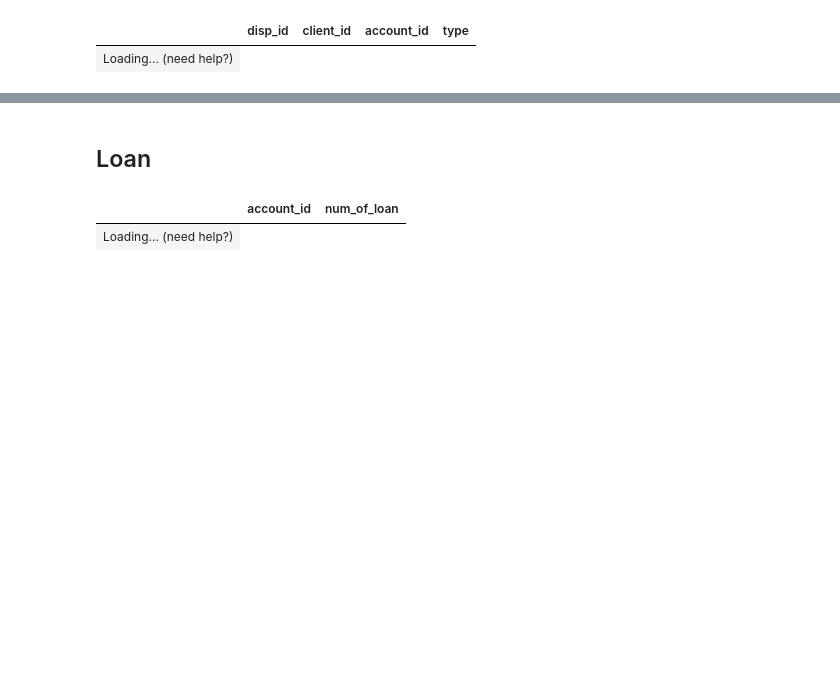
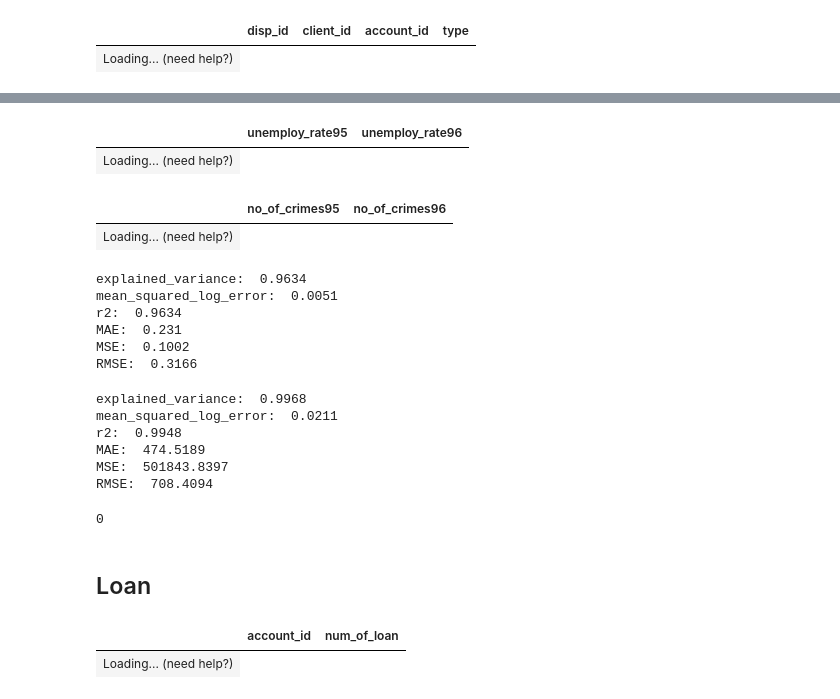
Before and after one commit to etiiiR/fhnw_aml, a Jupyter notebook: AML_MC.ipynb, the cells around one changed output, grey strips where cells are left out. Drawn from its saved outputs; the diff is of its cells as text; code cells hidden in the pictures; blank space fills up the shorter version.

Commit message:
Linreg für District NA Imputation

```diff
--- a/AML_MC.ipynb
+++ b/AML_MC.ipynb
@@ -419,6 +443,7 @@ district = district.rename(
 ]
 
 district["region"] = district["region"].astype("category")
+district["district_name"] = district["district_name"].astype("category")
 
 district.sample(n=5)
 # %% [output]
@@ -430,20 +455,3 @@ district[district.isin(["?"]).any(axis=1)]
 # %% [output]
 |  | district_id | district_name | region | num_of_habitat | num_of_small_town | num_of_medium_town | ... |
 | Loading... (need help?) | ... |
-# %%
-# replace the ? with NaN
-district = district.replace("?", np.nan)
-
-# replace the NaN with the mean of the column no_of_crimes95 and unemploy_rate95
-district["no_of_crimes95"] = district["no_of_crimes95"].astype(float)
-district["unemploy_rate95"] = district["unemploy_rate95"].astype(float)
-
-#TODO fill na with linreg and prove/analyze
-district["no_of_crimes95"] = district["no_of_crimes95"].fillna(
-    district["no_of_crimes95"].mean()
-)
-district["unemploy_rate95"] = district["unemploy_rate95"].fillna(
-    district["unemploy_rate95"].mean()
-)
-# check if there are still NaN values in no_of_crimes95 and unemploy_rate95
-district[district.isin([np.nan]).any(axis=1)]
@@ -452,0 +469,55 @@ district[district.isin([np.nan]).any(axis=1)]
+# %%
+# Korrelation zwischen Arbeitslosenquote 95 und 96
+district[["unemploy_rate95", "unemploy_rate96"]].corr()
+# %% [output]
+|  | unemploy_rate95 | unemploy_rate96 |
+| Loading... (need help?) |
+# %%
+# Korrelation zwischen Anzahl Verbrechen 95 und 96
+district[["no_of_crimes95", "no_of_crimes96"]].corr()
+# %% [output]
+|  | no_of_crimes95 | no_of_crimes96 |
+| Loading... (need help?) |
+# %%
+# Zeilen filtern, sodass keine fehlenden Werte vorhanden sind
+district_no_na = district[district["unemploy_rate95"].notnull()]
+
+# Lineares regressions Modell erstellen
+lin_reg_unemploy = LinearRegression()
+
+# Modell fitten
+lin_reg_unemploy.fit(
+    district_no_na["unemploy_rate96"].values.reshape(-1, 1),
+    district_no_na["unemploy_rate95"].values,
+)
+
+# Modell evaluieren
+regression_results(district_no_na["unemploy_rate95"],
+                   lin_reg_unemploy.predict(district_no_na["unemploy_rate96"].values.reshape(-1, 1)))
+# %% [output]
+explained_variance:  0.9634
+mean_squared_log_error:  0.0051
+r2:  0.9634
+MAE:  0.231
+MSE:  0.1002
+RMSE:  0.3166
+# %%
+# Lineares regressions Modell erstellen
+lin_reg_crime = LinearRegression()
+
+# Modell fitten
+lin_reg_crime.fit(
+    district_no_na["no_of_crimes96"].values.reshape(-1, 1),
+    district_no_na["no_of_crimes95"].values,
+)
+
+# Modell evaluieren
+regression_results(district_no_na["no_of_crimes95"],
+                   lin_reg_unemploy.predict(district_no_na["no_of_crimes96"].values.reshape(-1, 1)))
+# %% [output]
+explained_variance:  0.9968
+mean_squared_log_error:  0.0211
+r2:  0.9948
+MAE:  474.5189
+MSE:  501843.8397
+RMSE:  708.4094
@@ -453,3 +533,8 @@ district[district.isin([np.nan]).any(axis=1)]
+# %%
+# Anzahl der Zeilen mit fehlenden Werten zählen
+sum(district[district.isin([np.nan]).any(axis=1)].count())
+# %% [output]
+0
 # %%
 %%capture
 svReport_district = sv.analyze(district)
```
Also changed, not shown: parts of 25 cells of this notebook, 4 other files.
